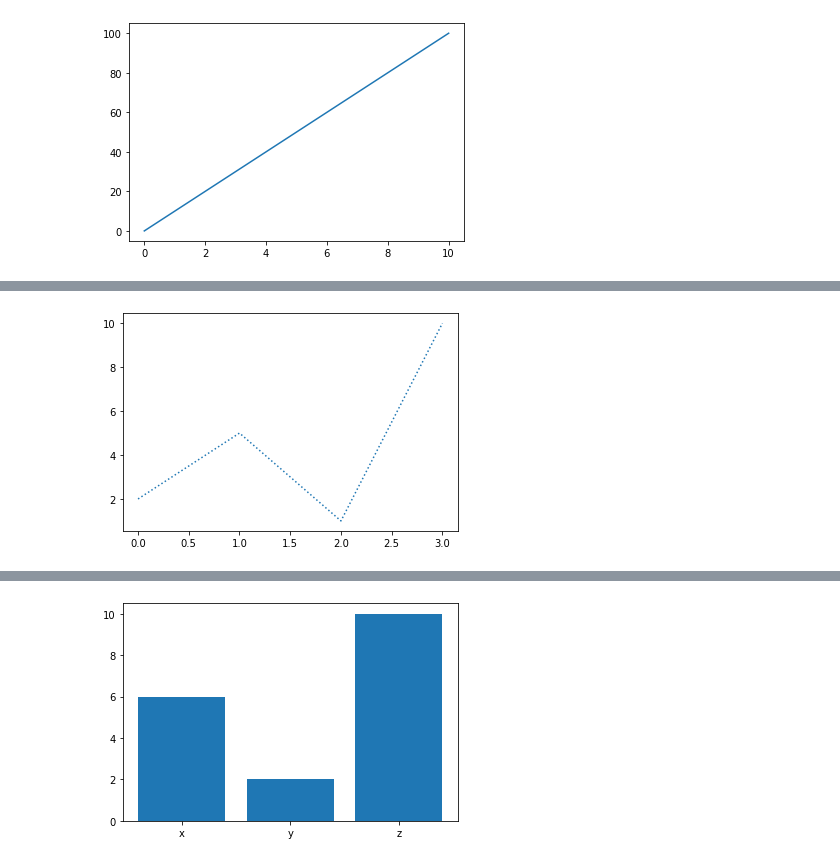
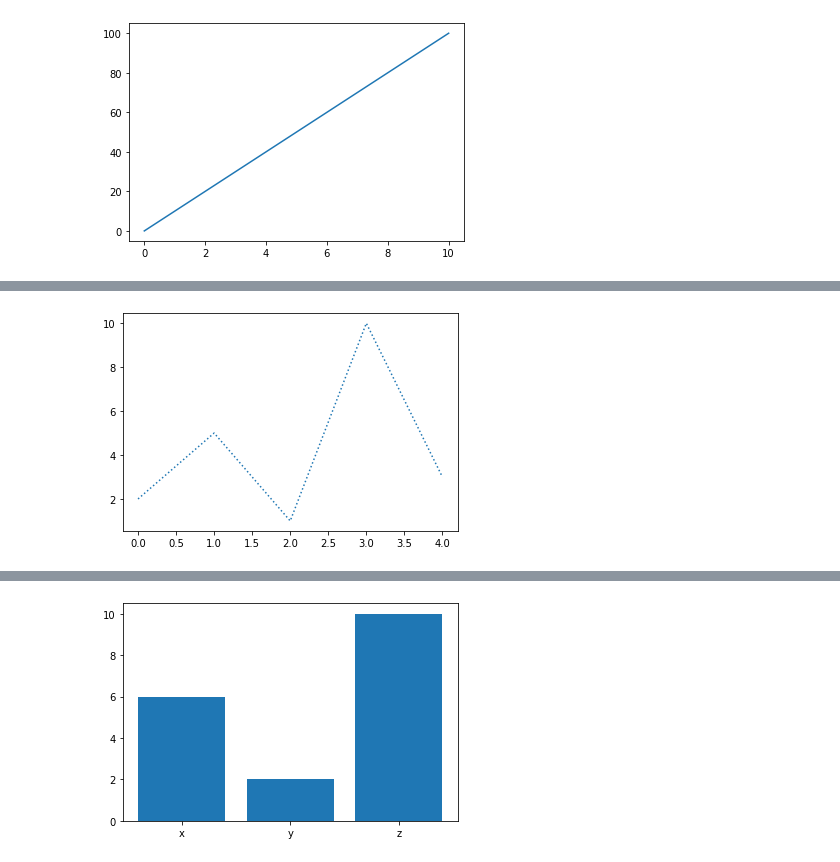
Before and after one commit to saikirsh/python, a Jupyter notebook: Matplotlib.ipynb, the cells around one changed output, grey strips where cells are left out. Drawn from its saved outputs; the diff is of its cells as text; code cells hidden in the pictures.

```diff
--- a/Matplotlib.ipynb
+++ b/Matplotlib.ipynb
@@ -30,11 +216,11 @@ plt.show()
 # %%
 ##Matplotlib Line
 import matplotlib.pyplot as plt
 import numpy as np
 
-ypoints = np.array([2, 5, 1, 10])
+ypoints = np.array([2, 5, 1, 10, 3])
 
 plt.plot(ypoints, linestyle = 'dotted')
 plt.show()
 # %% [output]
-[figure, old version]
+[figure, new version]
```
Also changed, not shown: parts of 35 cells of this notebook.
